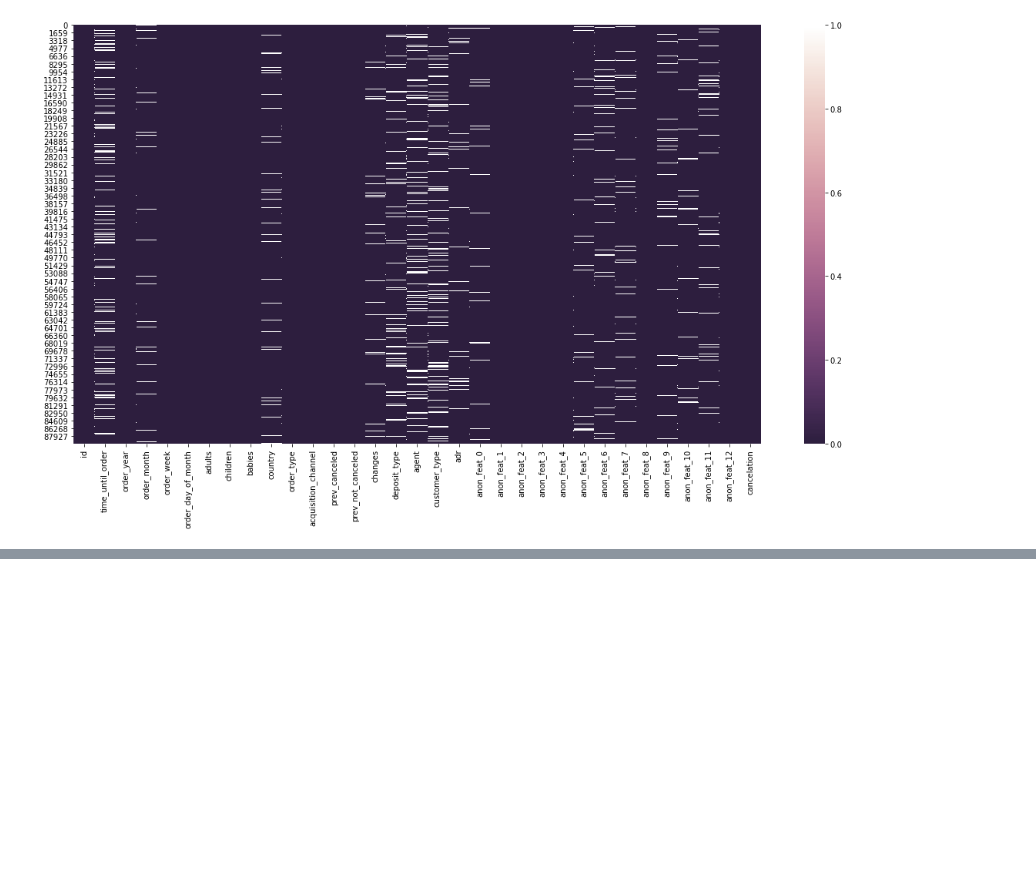
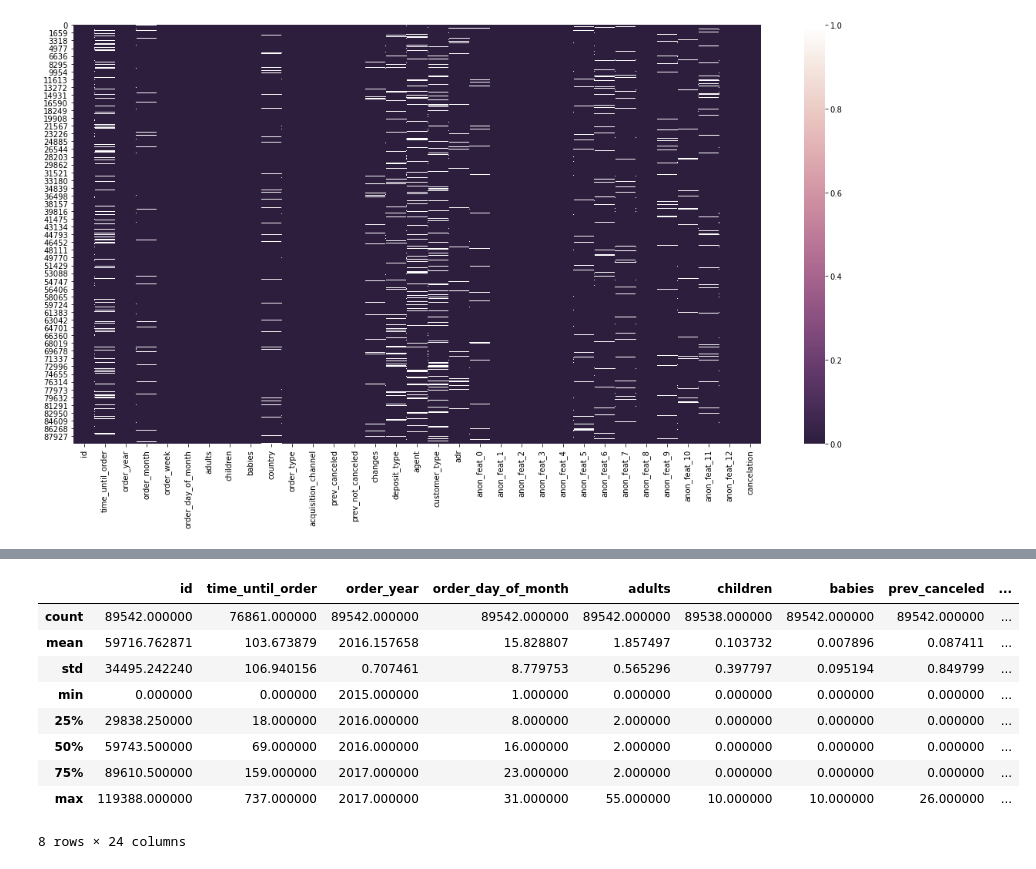
Before and after one commit to itaynussbaum/Machinelearning_308365105_205489875, a Jupyter notebook: function_analysis.ipynb, the cells around one changed output, grey strips where cells are left out. Cells and saved outputs as stored; diff of their text form; code cells hidden in the pictures; blank space fills up the shorter version.

```diff
--- a/function_analysis.ipynb
+++ b/function_analysis.ipynb
@@ -74,0 +122,13 @@ sns.heatmap(new_df.isnull(), cmap=cmap)
+# %%
+new_df.describe()
+# %% [output]
+|  | id | time_until_order | order_year | order_day_of_month | adults | children | babies | prev_canceled | ... |
+| count | 89542.000000 | 76861.000000 | 89542.000000 | 89542.000000 | 89542.000000 | 89538.000000 | 89542.000000 | 89542.000000 | ... |
+| mean | 59716.762871 | 103.673879 | 2016.157658 | 15.828807 | 1.857497 | 0.103732 | 0.007896 | 0.087411 | ... |
+| std | 34495.242240 | 106.940156 | 0.707461 | 8.779753 | 0.565296 | 0.397797 | 0.095194 | 0.849799 | ... |
+| min | 0.000000 | 0.000000 | 2015.000000 | 1.000000 | 0.000000 | 0.000000 | 0.000000 | 0.000000 | ... |
+| 25% | 29838.250000 | 18.000000 | 2016.000000 | 8.000000 | 2.000000 | 0.000000 | 0.000000 | 0.000000 | ... |
+| 50% | 59743.500000 | 69.000000 | 2016.000000 | 16.000000 | 2.000000 | 0.000000 | 0.000000 | 0.000000 | ... |
+| 75% | 89610.500000 | 159.000000 | 2017.000000 | 23.000000 | 2.000000 | 0.000000 | 0.000000 | 0.000000 | ... |
+| max | 119388.000000 | 737.000000 | 2017.000000 | 31.000000 | 55.000000 | 10.000000 | 10.000000 | 26.000000 | ... |
+8 rows × 24 columns
```
Also changed, not shown: parts of 6 cells of this notebook.
